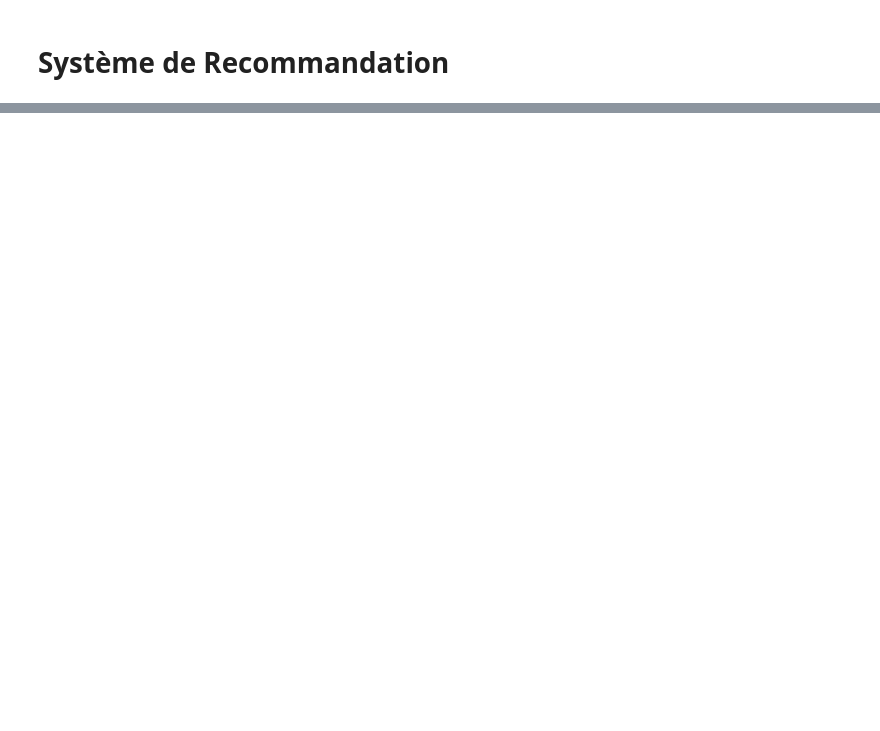
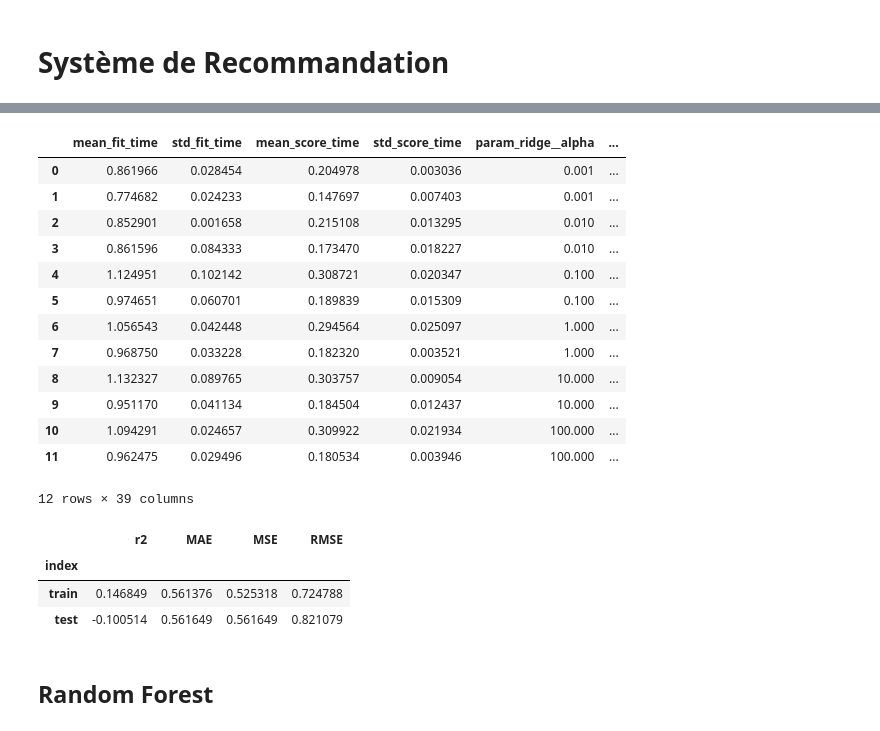
Before and after one commit to data-IA-2024/netfloox-recommandation-gr3, a Jupyter notebook: Models.ipynb, the cells around one changed output, grey strips where cells are left out. Cells and saved outputs as stored; diff of their text form; code cells hidden in the pictures; blank space fills up the shorter version.

```diff
--- a/Models.ipynb
+++ b/Models.ipynb
@@ -81,0 +308,11 @@ estimator_html_repr(preprocessor)
+# %%
+from sklearn.linear_model import LinearRegression
+
+pipeline = Pipeline(steps=[('preproc', preprocessor), ('linreg', LinearRegression())])
+
+params = {
+    'linreg__fit_intercept' : [True, False],
+}
+optim = GridSearchOptimizer(pipeline, params)
+# %%
+optim.fit(X_train, y_train)
@@ -81,0 +347,12 @@ estimator_html_repr(preprocessor)
+# %%
+from sklearn.linear_model import Ridge
+
+pipeline = Pipeline(steps=[('preproc', preprocessor), ('ridge', Ridge())])
+
+params = {
+    'ridge__fit_intercept' : [True, False],
+    'ridge__alpha' : [1e-3, 1e-2, 1e-1, 1, 10, 100]
+}
+optim = GridSearchOptimizer(pipeline, params)
+# %%
+optim.fit(X_train, y_train)
@@ -81,0 +377,26 @@ estimator_html_repr(preprocessor)
+# %%
+optim.results
+# %% [output]
+|  | mean_fit_time | std_fit_time | mean_score_time | std_score_time | param_ridge__alpha | ... |
+| 0 | 0.861966 | 0.028454 | 0.204978 | 0.003036 | 0.001 | ... |
+| 1 | 0.774682 | 0.024233 | 0.147697 | 0.007403 | 0.001 | ... |
+| 2 | 0.852901 | 0.001658 | 0.215108 | 0.013295 | 0.010 | ... |
+| 3 | 0.861596 | 0.084333 | 0.173470 | 0.018227 | 0.010 | ... |
+| 4 | 1.124951 | 0.102142 | 0.308721 | 0.020347 | 0.100 | ... |
+| 5 | 0.974651 | 0.060701 | 0.189839 | 0.015309 | 0.100 | ... |
+| 6 | 1.056543 | 0.042448 | 0.294564 | 0.025097 | 1.000 | ... |
+| 7 | 0.968750 | 0.033228 | 0.182320 | 0.003521 | 1.000 | ... |
+| 8 | 1.132327 | 0.089765 | 0.303757 | 0.009054 | 10.000 | ... |
+| 9 | 0.951170 | 0.041134 | 0.184504 | 0.012437 | 10.000 | ... |
+| 10 | 1.094291 | 0.024657 | 0.309922 | 0.021934 | 100.000 | ... |
+| 11 | 0.962475 | 0.029496 | 0.180534 | 0.003946 | 100.000 | ... |
+12 rows × 39 columns
+# %%
+regression_report(optim.best_model, X_train, X_test, y_train,  y_test)
+# %% [output]
+|  | r2 | MAE | MSE | RMSE |
+| index |  |  |  |  |
+| train | 0.146849 | 0.561376 | 0.525318 | 0.724788 |
+| test | -0.100514 | 0.561649 | 0.561649 | 0.821079 |
+# %% [markdown]
+## Random Forest
```
Also changed, not shown: parts of 50 cells of this notebook.
